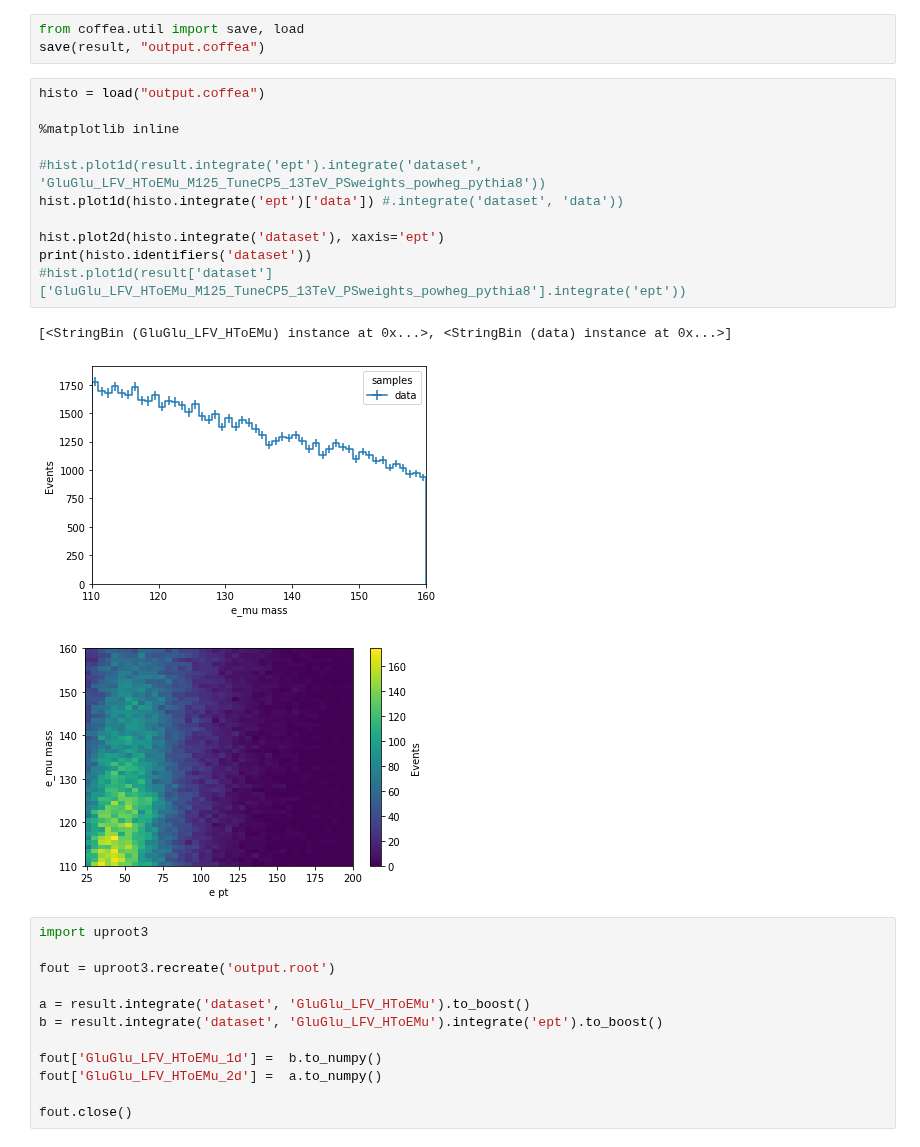
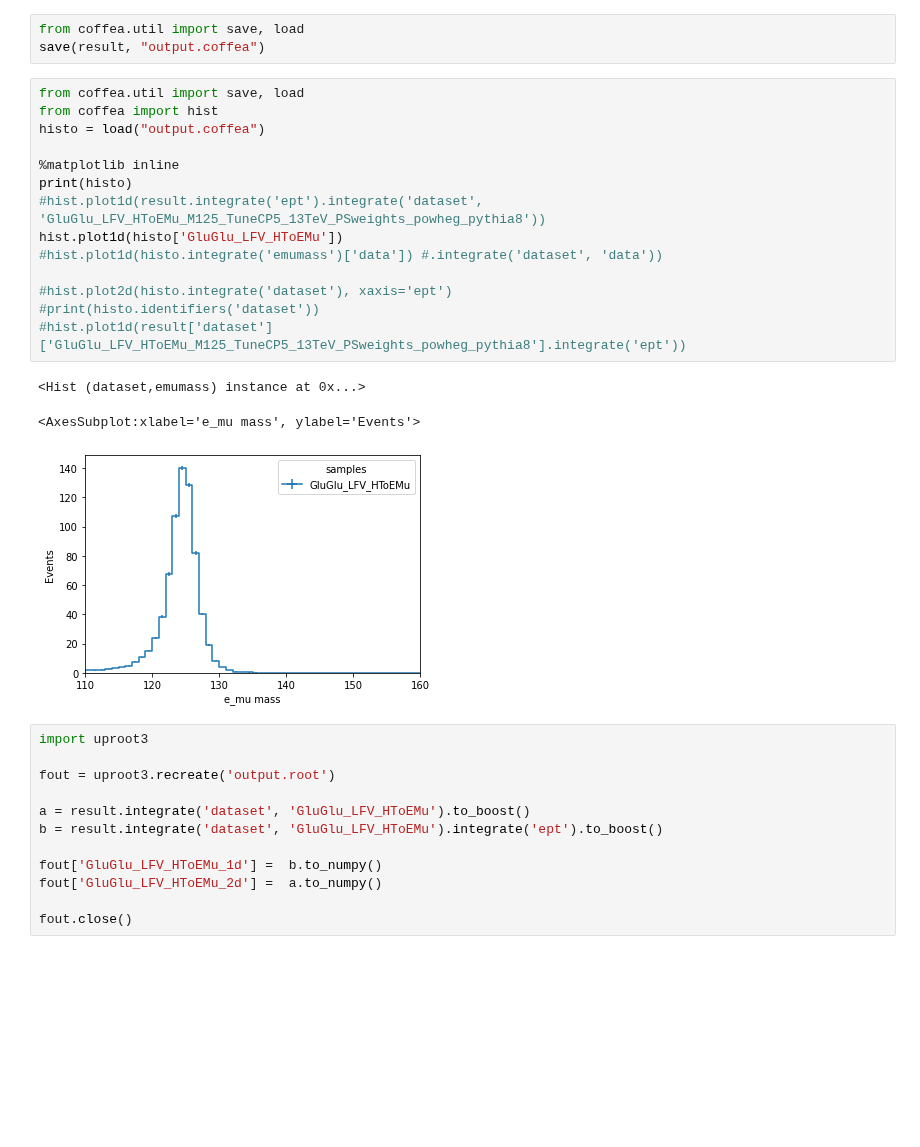
Before and after one commit to kawaho/Flavour-Violating-Coffea, a Jupyter notebook: Coffea.ipynb, the cells around one changed output. Drawn from its saved outputs; the diff is of its cells as text; blank space fills up the shorter version.

```diff
--- a/Coffea.ipynb
+++ b/Coffea.ipynb
@@ -651,20 +651,23 @@ Elapsed time: 126.73025155067444
 from coffea.util import save, load
 save(result, "output.coffea")
 # %%
+from coffea.util import save, load
+from coffea import hist
 histo = load("output.coffea")
 
 %matplotlib inline
+print(histo)
+#hist.plot1d(result.integrate('ept').integrate('dataset', 'GluGlu_LFV_HToEMu_M125_TuneCP5_13TeV_PSweights_powheg_pythia8'))
+hist.plot1d(histo['GluGlu_LFV_HToEMu'])
+#hist.plot1d(histo.integrate('emumass')['data']) #.integrate('dataset', 'data'))
 
-#hist.plot1d(result.integrate('ept').integrate('dataset', 'GluGlu_LFV_HToEMu_M125_TuneCP5_13TeV_PSweights_powheg_pythia8'))
-hist.plot1d(histo.integrate('ept')['data']) #.integrate('dataset', 'data'))
-
-hist.plot2d(histo.integrate('dataset'), xaxis='ept')
-print(histo.identifiers('dataset'))
+#hist.plot2d(histo.integrate('dataset'), xaxis='ept')
+#print(histo.identifiers('dataset'))
 #hist.plot1d(result['dataset']['GluGlu_LFV_HToEMu_M125_TuneCP5_13TeV_PSweights_powheg_pythia8'].integrate('ept'))
 # %% [output]
-[<StringBin (GluGlu_LFV_HToEMu) instance at 0x...>, <StringBin (data) instance at 0x...>]
+<Hist (dataset,emumass) instance at 0x...>
+<AxesSubplot:xlabel='e_mu mass', ylabel='Events'>
-[figure, old version]
+[figure, new version]
-[figure, removed]
 # %%
 import uproot3
 
```
Also changed, not shown: 6 other files.
